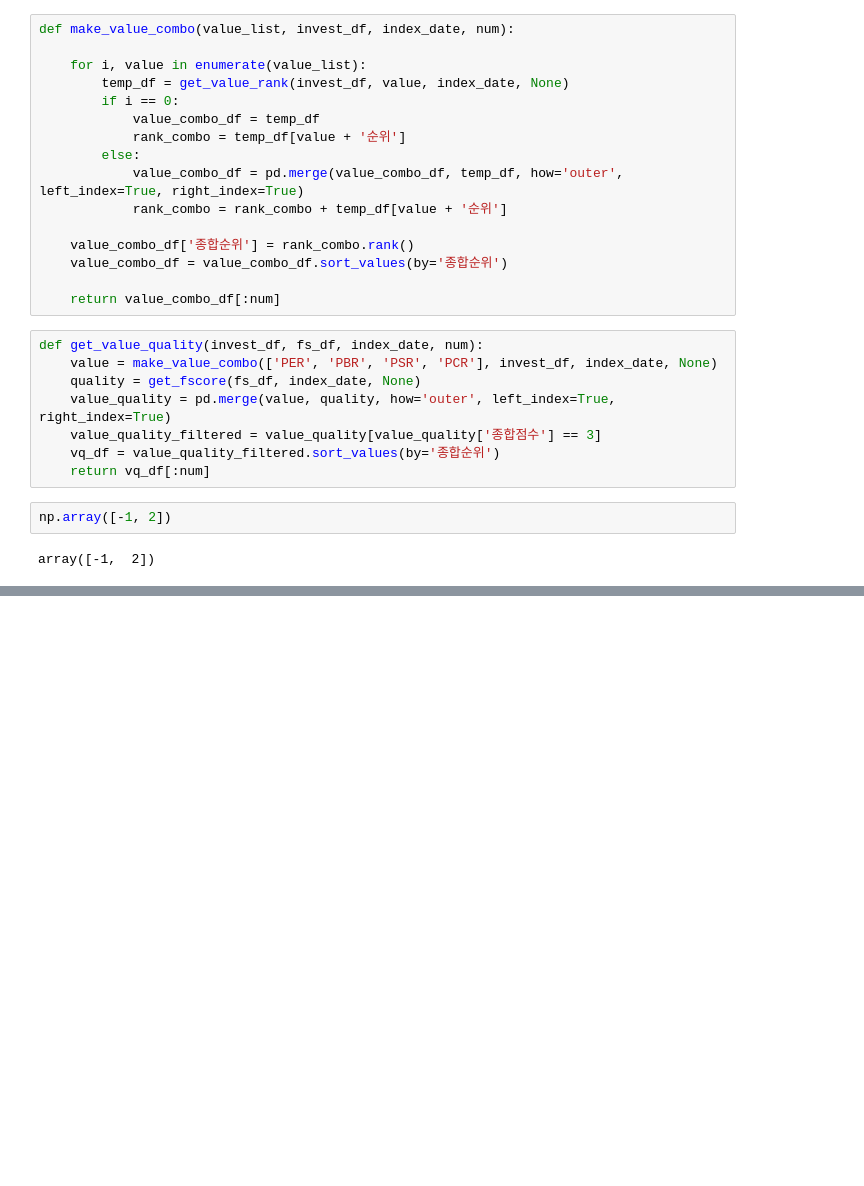
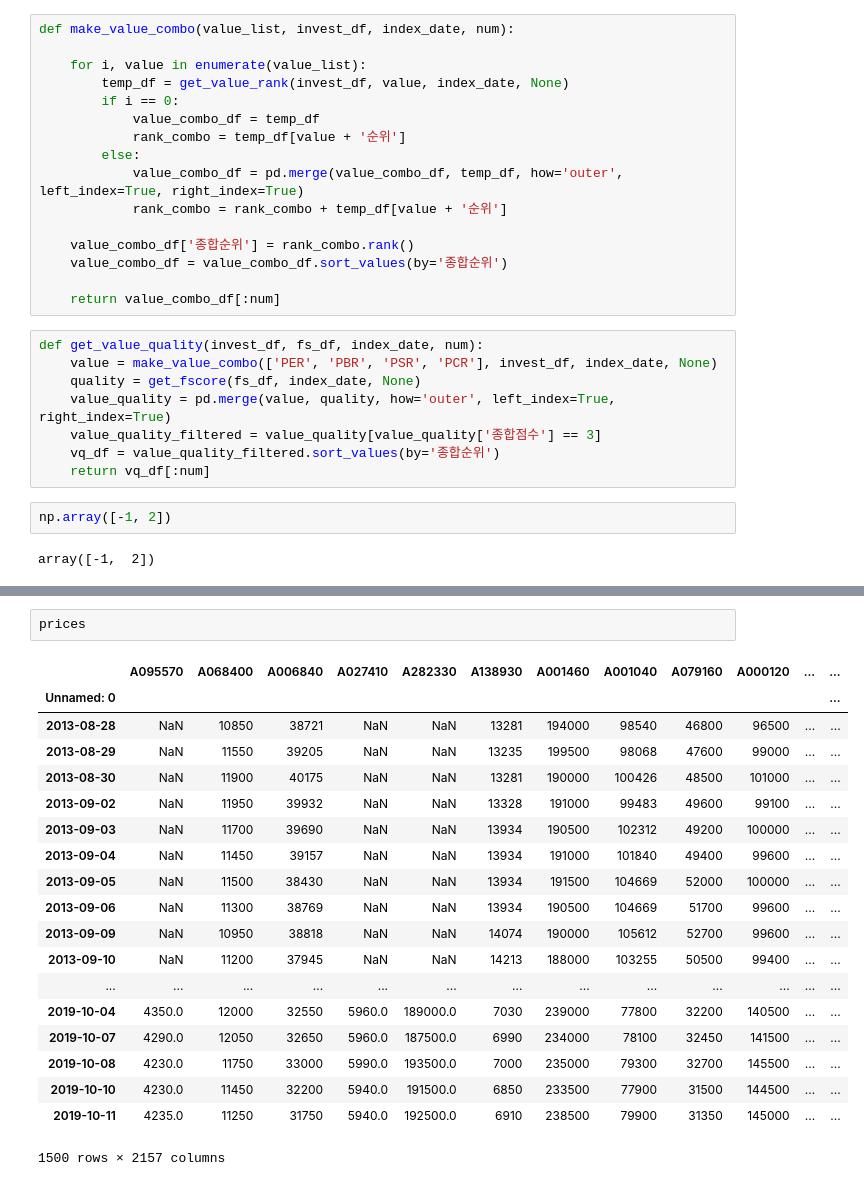
Before and after one commit to neosuperprogrammer/Quant, a Jupyter notebook: neo_quant_test6.ipynb, the cells around one changed output, grey strips where cells are left out. Drawn from its saved outputs; the diff is of its cells as text; blank space fills up the shorter version.

```diff
--- a/neo_quant_test6.ipynb
+++ b/neo_quant_test6.ipynb
@@ -894,0 +1097,22 @@ array([-1,  2])
+# %%
+prices
+# %% [output]
+|  | A095570 | A068400 | A006840 | A027410 | A282330 | A138930 | A001460 | A001040 | A079160 | A000120 | ... | ... |
+| Unnamed: 0 |  |  |  |  |  |  |  |  |  |  |  | ... |
+| 2013-08-28 | NaN | 10850 | 38721 | NaN | NaN | 13281 | 194000 | 98540 | 46800 | 96500 | ... | ... |
+| 2013-08-29 | NaN | 11550 | 39205 | NaN | NaN | 13235 | 199500 | 98068 | 47600 | 99000 | ... | ... |
+| 2013-08-30 | NaN | 11900 | 40175 | NaN | NaN | 13281 | 190000 | 100426 | 48500 | 101000 | ... | ... |
+| 2013-09-02 | NaN | 11950 | 39932 | NaN | NaN | 13328 | 191000 | 99483 | 49600 | 99100 | ... | ... |
+| 2013-09-03 | NaN | 11700 | 39690 | NaN | NaN | 13934 | 190500 | 102312 | 49200 | 100000 | ... | ... |
+| 2013-09-04 | NaN | 11450 | 39157 | NaN | NaN | 13934 | 191000 | 101840 | 49400 | 99600 | ... | ... |
+| 2013-09-05 | NaN | 11500 | 38430 | NaN | NaN | 13934 | 191500 | 104669 | 52000 | 100000 | ... | ... |
+| 2013-09-06 | NaN | 11300 | 38769 | NaN | NaN | 13934 | 190500 | 104669 | 51700 | 99600 | ... | ... |
+| 2013-09-09 | NaN | 10950 | 38818 | NaN | NaN | 14074 | 190000 | 105612 | 52700 | 99600 | ... | ... |
+| 2013-09-10 | NaN | 11200 | 37945 | NaN | NaN | 14213 | 188000 | 103255 | 50500 | 99400 | ... | ... |
+| ... | ... | ... | ... | ... | ... | ... | ... | ... | ... | ... | ... | ... |
+| 2019-10-04 | 4350.0 | 12000 | 32550 | 5960.0 | 189000.0 | 7030 | 239000 | 77800 | 32200 | 140500 | ... | ... |
+| 2019-10-07 | 4290.0 | 12050 | 32650 | 5960.0 | 187500.0 | 6990 | 234000 | 78100 | 32450 | 141500 | ... | ... |
+| 2019-10-08 | 4230.0 | 11750 | 33000 | 5990.0 | 193500.0 | 7000 | 235000 | 79300 | 32700 | 145500 | ... | ... |
+| 2019-10-10 | 4230.0 | 11450 | 32200 | 5940.0 | 191500.0 | 6850 | 233500 | 77900 | 31500 | 144500 | ... | ... |
+| 2019-10-11 | 4235.0 | 11250 | 31750 | 5940.0 | 192500.0 | 6910 | 238500 | 79900 | 31350 | 145000 | ... | ... |
+1500 rows × 2157 columns
```
Also changed, not shown: parts of 11 cells of this notebook, 1 other file.
